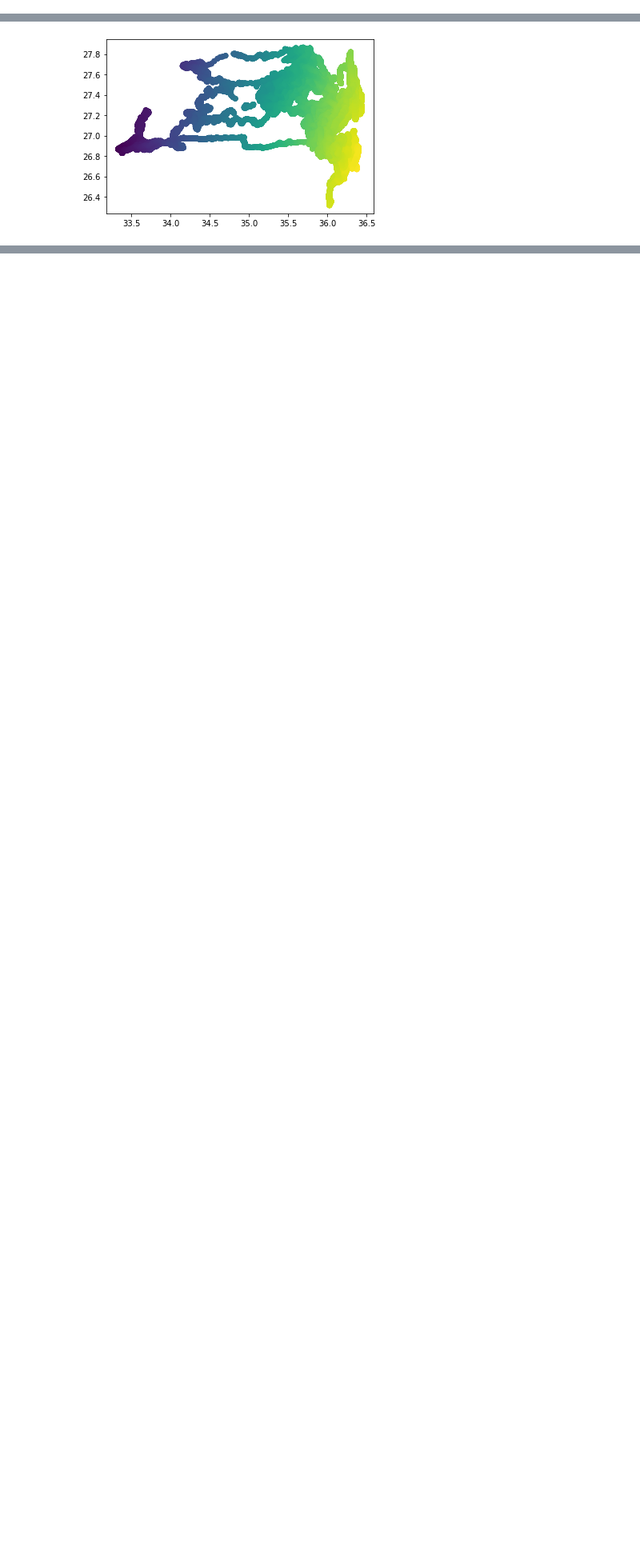
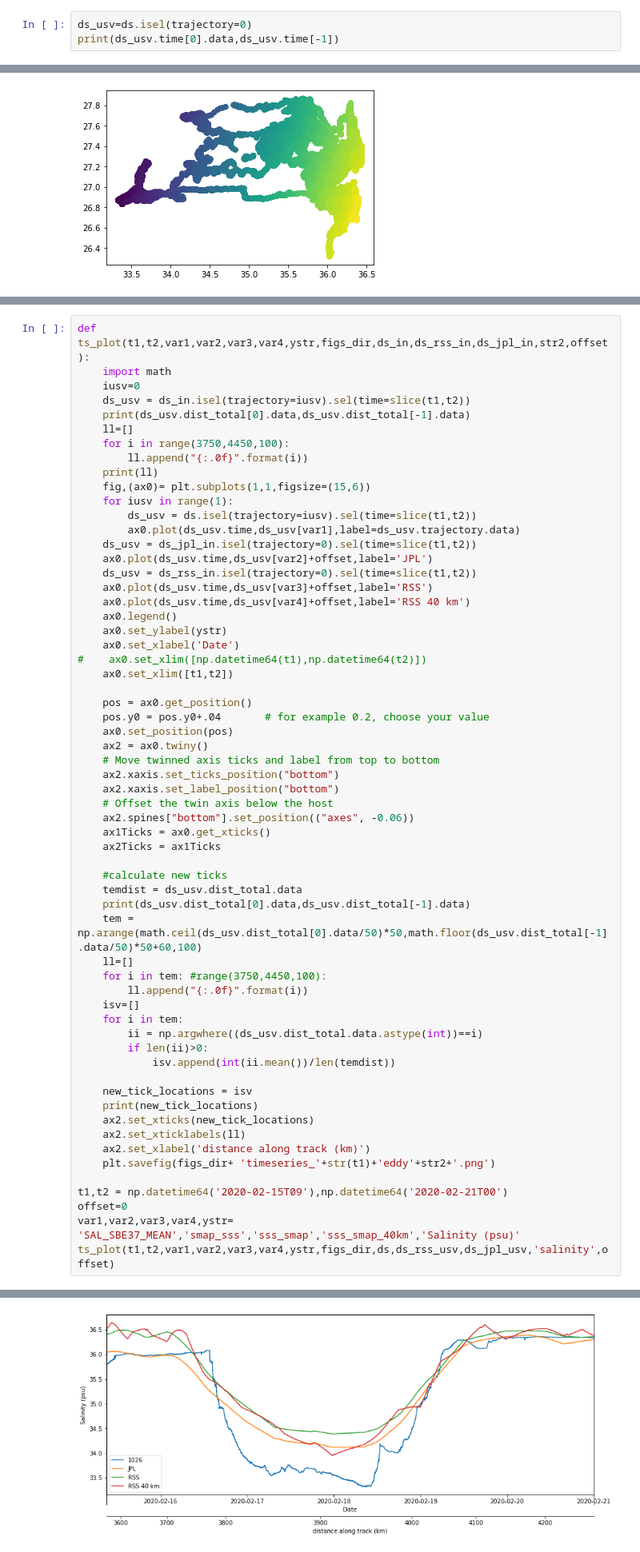
Before and after one commit to cgentemann/Saildrone, a Jupyter notebook: atomic/Calculate_density_plot.ipynb, the cells around one changed output, grey strips where cells are left out. Shown at 80% size. Cells and saved outputs as stored; diff of their text form; blank space fills up the shorter version.

```diff
--- a/atomic/Calculate_density_plot.ipynb
+++ b/atomic/Calculate_density_plot.ipynb
@@ -182,0 +241,3 @@ print("{:.2f}".format(np.nanmean(dd)),"{:.2f}".format(np.nanstd(dd)),np.isfinite
+# %%
+ds_usv=ds.isel(trajectory=0)
+print(ds_usv.time[0].data,ds_usv.time[-1])
@@ -453,0 +507,62 @@ plt.plot(ds_rss.sss_smap_40km[:,25,29])
+# %%
+def ts_plot(t1,t2,var1,var2,var3,var4,ystr,figs_dir,ds_in,ds_rss_in,ds_jpl_in,str2,offset):
+    import math
+    iusv=0
+    ds_usv = ds_in.isel(trajectory=iusv).sel(time=slice(t1,t2))
+    print(ds_usv.dist_total[0].data,ds_usv.dist_total[-1].data)
+    ll=[]
+    for i in range(3750,4450,100):
+        ll.append("{:.0f}".format(i))
+    print(ll)
+    fig,(ax0)= plt.subplots(1,1,figsize=(15,6))
+    for iusv in range(1):
+        ds_usv = ds.isel(trajectory=iusv).sel(time=slice(t1,t2))
+        ax0.plot(ds_usv.time,ds_usv[var1],label=ds_usv.trajectory.data)
+    ds_usv = ds_jpl_in.isel(trajectory=0).sel(time=slice(t1,t2))
+    ax0.plot(ds_usv.time,ds_usv[var2]+offset,label='JPL')
+    ds_usv = ds_rss_in.isel(trajectory=0).sel(time=slice(t1,t2))
+    ax0.plot(ds_usv.time,ds_usv[var3]+offset,label='RSS')
+    ax0.plot(ds_usv.time,ds_usv[var4]+offset,label='RSS 40 km')
+    ax0.legend()
+    ax0.set_ylabel(ystr)
+    ax0.set_xlabel('Date')
+#    ax0.set_xlim([np.datetime64(t1),np.datetime64(t2)])
+    ax0.set_xlim([t1,t2])
+
+    pos = ax0.get_position()
+    pos.y0 = pos.y0+.04       # for example 0.2, choose your value
+    ax0.set_position(pos)
+    ax2 = ax0.twiny()
+    # Move twinned axis ticks and label from top to bottom
+    ax2.xaxis.set_ticks_position("bottom")
+    ax2.xaxis.set_label_position("bottom")
+    # Offset the twin axis below the host
+    ax2.spines["bottom"].set_position(("axes", -0.06))
+    ax1Ticks = ax0.get_xticks()
+    ax2Ticks = ax1Ticks
+
+    #calculate new ticks
+    temdist = ds_usv.dist_total.data
+    print(ds_usv.dist_total[0].data,ds_usv.dist_total[-1].data)
+    tem = np.arange(math.ceil(ds_usv.dist_total[0].data/50)*50,math.floor(ds_usv.dist_total[-1].data/50)*50+60,100)
+    ll=[]
+    for i in tem: #range(3750,4450,100):
+        ll.append("{:.0f}".format(i))
+    isv=[]
+    for i in tem:
+        ii = np.argwhere((ds_usv.dist_total.data.astype(int))==i)
+        if len(ii)>0:
+            isv.append(int(ii.mean())/len(temdist))
+
+    new_tick_locations = isv
+    print(new_tick_locations)
+    ax2.set_xticks(new_tick_locations)
+    ax2.set_xticklabels(ll)
+    ax2.set_xlabel('distance along track (km)')
+    plt.savefig(figs_dir+ 'timeseries_'+str(t1)+'eddy'+str2+'.png')
+
+t1,t2 = np.datetime64('2020-02-15T09'),np.datetime64('2020-02-21T00')
+offset=0
+var1,var2,var3,var4,ystr= 'SAL_SBE37_MEAN','smap_sss','sss_smap','sss_smap_40km','Salinity (psu)'
+ts_plot(t1,t2,var1,var2,var3,var4,ystr,figs_dir,ds,ds_rss_usv,ds_jpl_usv,'salinity',offset)
+# %% [output]
@@ -453,0 +573 @@ plt.plot(ds_rss.sss_smap_40km[:,25,29])
+[figure, added]
```
Also changed, not shown: parts of 15 cells of this notebook, 1 other file.
